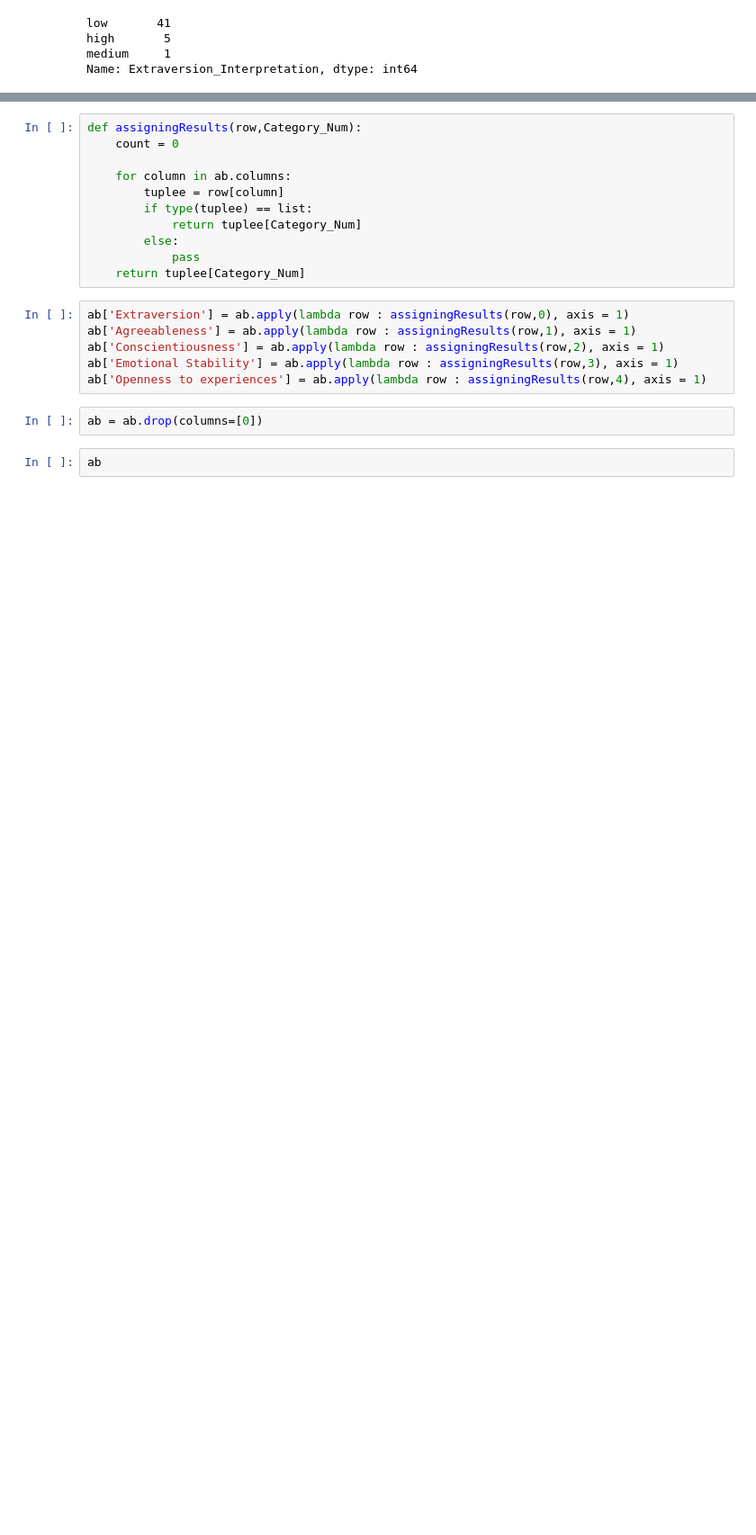
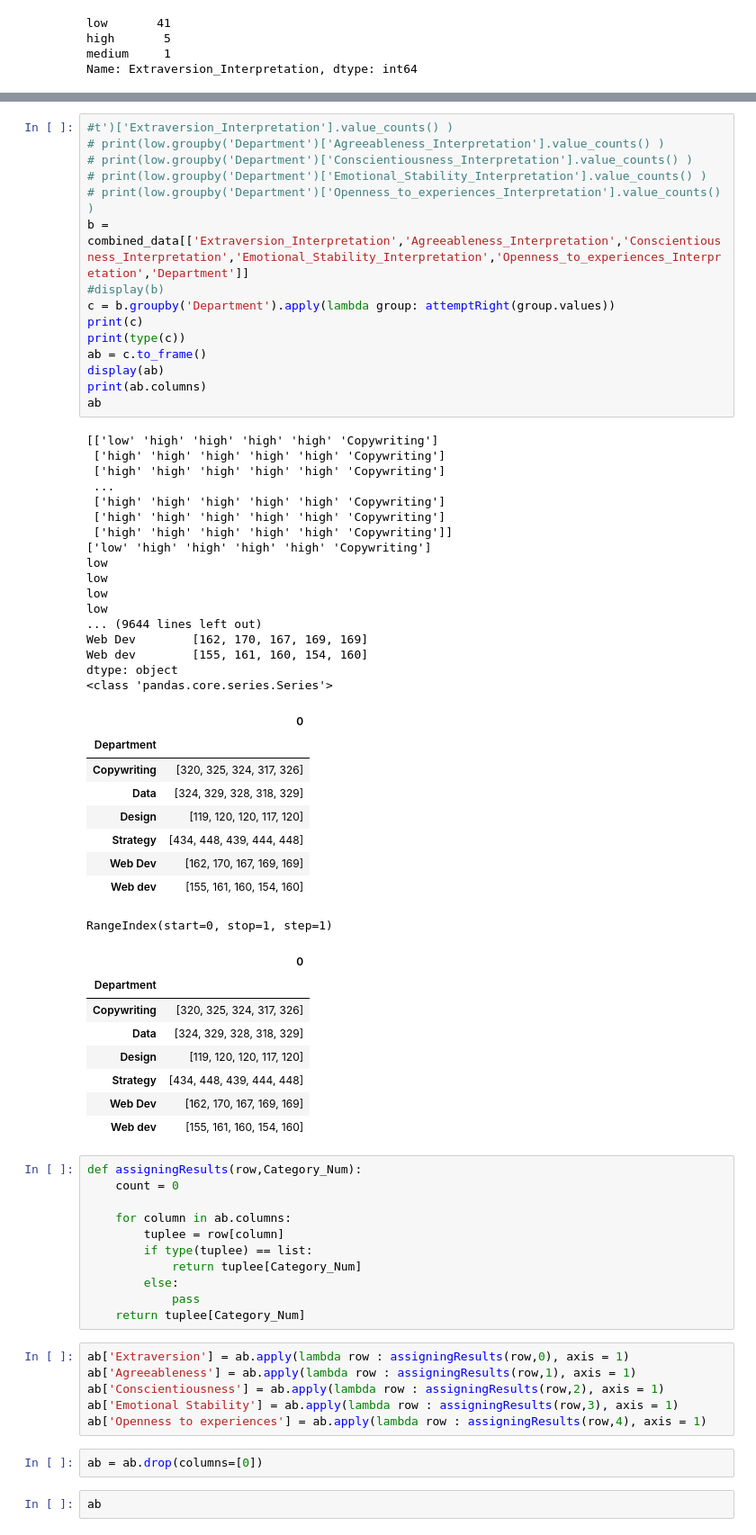
Before and after one commit to Nyiko-Ngwenya/Data-Wrangling-, a Jupyter notebook: Data Wrangling.ipynb, the cells around one changed output, grey strips where cells are left out. Shown: that part at 90% size. Saved outputs shown, nothing was run; the diff lists cells and outputs as text; blank space fills up the shorter version.

```diff
--- a/Data Wrangling.ipynb
+++ b/Data Wrangling.ipynb
@@ -356,3 +371,53 @@ RangeIndex(start=0, stop=1, step=1)
+# %%
+#t')['Extraversion_Interpretation'].value_counts() )
+# print(low.groupby('Department')['Agreeableness_Interpretation'].value_counts() )
+# print(low.groupby('Department')['Conscientiousness_Interpretation'].value_counts() )
+# print(low.groupby('Department')['Emotional_Stability_Interpretation'].value_counts() )
+# print(low.groupby('Department')['Openness_to_experiences_Interpretation'].value_counts() )
+b = combined_data[['Extraversion_Interpretation','Agreeableness_Interpretation','Conscientiousness_Interpretation','Emotional_Stability_Interpretation','Openness_to_experiences_Interpretation','Department']]
+#display(b)
+c = b.groupby('Department').apply(lambda group: attemptRight(group.values))
+print(c)
+print(type(c))
+ab = c.to_frame()
+display(ab)
+print(ab.columns)
+ab
+# %% [output]
+[['low' 'high' 'high' 'high' 'high' 'Copywriting']
+ ['high' 'high' 'high' 'high' 'high' 'Copywriting']
+ ['high' 'high' 'high' 'high' 'high' 'Copywriting']
+ ...
+ ['high' 'high' 'high' 'high' 'high' 'Copywriting']
+ ['high' 'high' 'high' 'high' 'high' 'Copywriting']
+ ['high' 'high' 'high' 'high' 'high' 'Copywriting']]
+['low' 'high' 'high' 'high' 'high' 'Copywriting']
+low
+low
+low
+low
+... (9644 lines left out)
+Web Dev        [162, 170, 167, 169, 169]
+Web dev        [155, 161, 160, 154, 160]
+dtype: object
+<class 'pandas.core.series.Series'>
+|  | 0 |
+| Department |  |
+| Copywriting | [320, 325, 324, 317, 326] |
+| Data | [324, 329, 328, 318, 329] |
+| Design | [119, 120, 120, 117, 120] |
+| Strategy | [434, 448, 439, 444, 448] |
+| Web Dev | [162, 170, 167, 169, 169] |
+| Web dev | [155, 161, 160, 154, 160] |
+RangeIndex(start=0, stop=1, step=1)
+|  | 0 |
+| Department |  |
+| Copywriting | [320, 325, 324, 317, 326] |
+| Data | [324, 329, 328, 318, 329] |
+| Design | [119, 120, 120, 117, 120] |
+| Strategy | [434, 448, 439, 444, 448] |
+| Web Dev | [162, 170, 167, 169, 169] |
+| Web dev | [155, 161, 160, 154, 160] |
 # %%
 def assigningResults(row,Category_Num):
     count = 0
```
Also changed, not shown: parts of 9 cells of this notebook.
